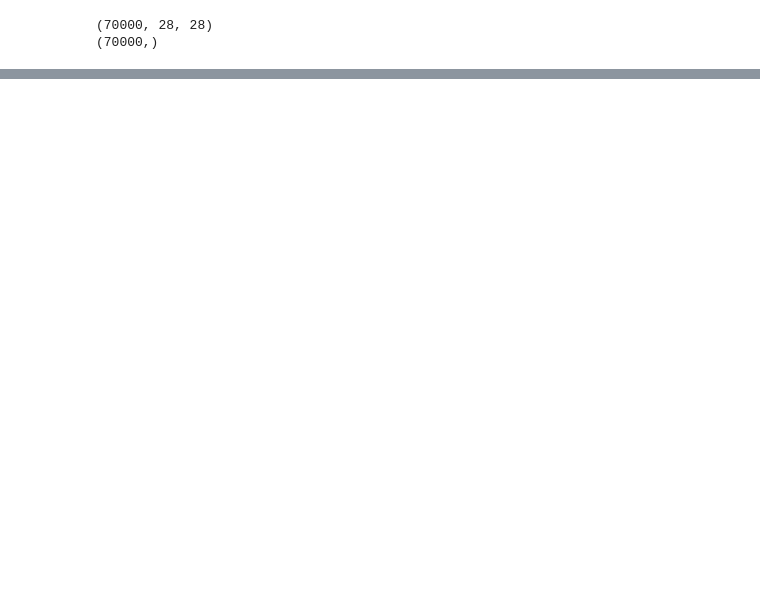
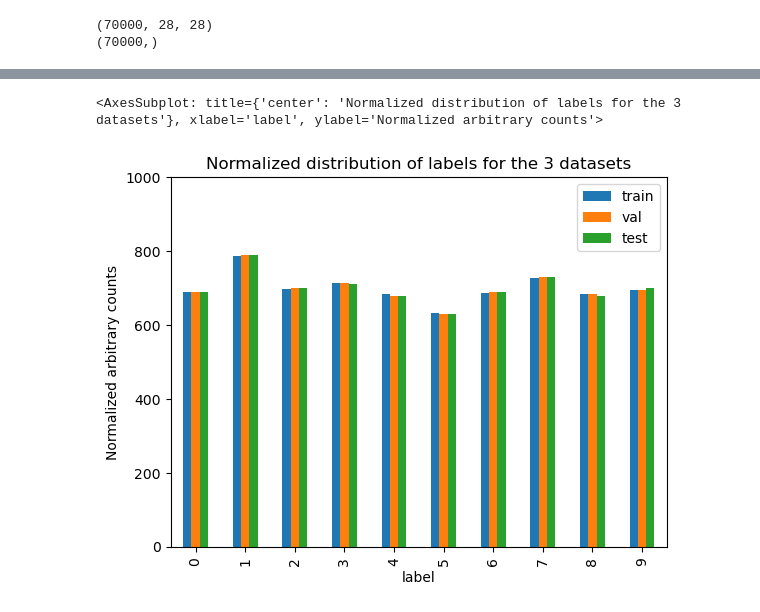
Before and after one commit to fratambot/MLOps-with-wandb, a Jupyter notebook: notebooks/EDA.ipynb, the cells around one changed output, grey strips where cells are left out. Cells and saved outputs as stored; diff of their text form; code cells hidden in the pictures; blank space fills up the shorter version.

```diff
--- a/notebooks/EDA.ipynb
+++ b/notebooks/EDA.ipynb
@@ -287,0 +178,10 @@ print(labels_df)
+# %%
+# We can multiply by a factor corresponding to the split fraction to compare them
+train_norm = y_train_value_counts["counts"]*100/70
+val_norm = y_val_value_counts["counts"]*100/20
+test_norm = y_test_value_counts["counts"]*100/10
+norm_df = pd.concat([train_norm, val_norm, test_norm], axis=1)
+norm_df.columns.values[0]="train"
+norm_df.columns.values[1]="val"
+norm_df.columns.values[2]="test"
+norm_df
@@ -287,0 +201,11 @@ print(labels_df)
+# %%
+norm_df.plot(
+    kind="bar",
+    stacked=False,
+    title="Normalized distribution of labels for the 3 datasets",
+    ylabel="Normalized arbitrary counts",
+    ylim=(0,1000),
+)
+# %% [output]
+<AxesSubplot: title={'center': 'Normalized distribution of labels for the 3 datasets'}, xlabel='label', ylabel='Normalized arbitrary counts'>
+[figure, added]
```
Also changed, not shown: parts of 15 cells of this notebook, 3 other files.
